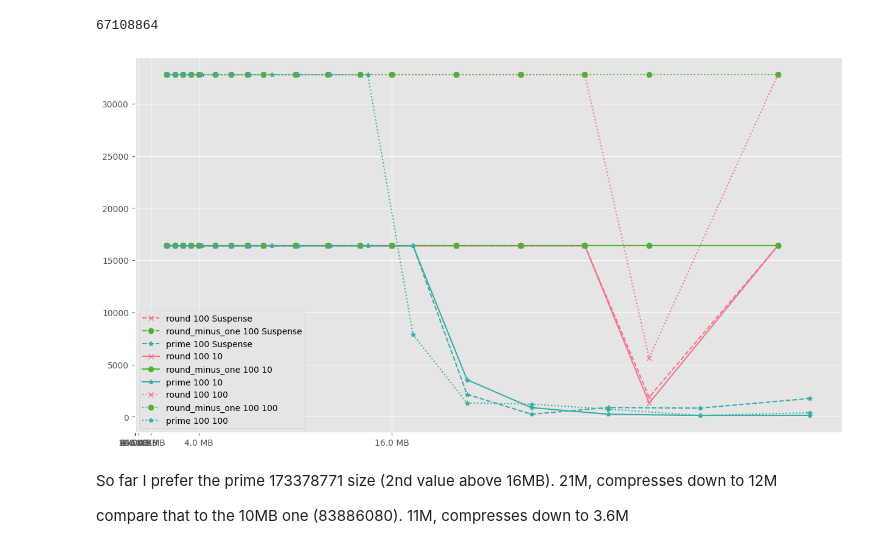
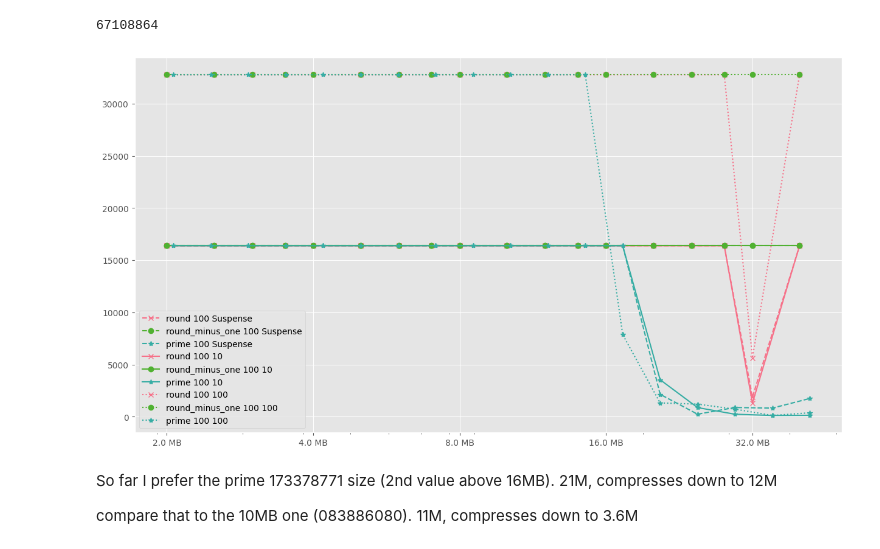
Before and after one commit to Pascal-So/peg-solitaire, a Jupyter notebook: evaluation/main.ipynb, the cells around one changed output. Saved outputs shown, nothing was run; the diff lists cells and outputs as text; code cells hidden in the pictures.

```diff
--- a/evaluation/main.ipynb
+++ b/evaluation/main.ipynb
@@ -529,35 +529,37 @@ a = [
     (load("../server/solver-steps-preshuffled-100-attempts.json"), ":", "100"),
 ]
 
 for mydf, linestyle, name in a:
     for category in ["round", "round_minus_one", "prime"]:
         marker = category_markers[category]
         color = category_colors[category]
 
         df_to_plot = mydf[mydf["size_category"] == category].sort_values("size")
         plt.plot(
             df_to_plot["size"] / 8,
             df_to_plot["100%"],
             label=f"{category} 100 {name}",
             marker=category_markers[category],
             color=category_colors[category],
             linestyle=linestyle,
         )
+
+plt.xscale('log')
 def bytes_to_human_readable(x, pos):
     if x < 1024:
         return "{:.0f} B".format(x)
     elif x < 1024**2:
         return "{:.1f} KB".format(x / 1024)
     else:
         return "{:.1f} MB".format(x / 1024**2)
 
 plt.gca().xaxis.set_major_formatter(plt.FuncFormatter(bytes_to_human_readable))
 plt.gca().xaxis.set_major_locator(plt.LogLocator(base=2))
 plt.gcf().set_size_inches(15, 8)
 plt.legend();
 # %% [output]
-[figure, old version]
+[figure, new version]
 # %% [markdown]
 So far I prefer the prime 173378771 size (2nd value above 16MB). 21M, compresses down to 12M
 
-compare that to the 10MB one (83886080). 11M, compresses down to 3.6M
+compare that to the 10MB one (083886080). 11M, compresses down to 3.6M
```
Also changed, not shown: parts of 2 cells of this notebook, 1 other file.
